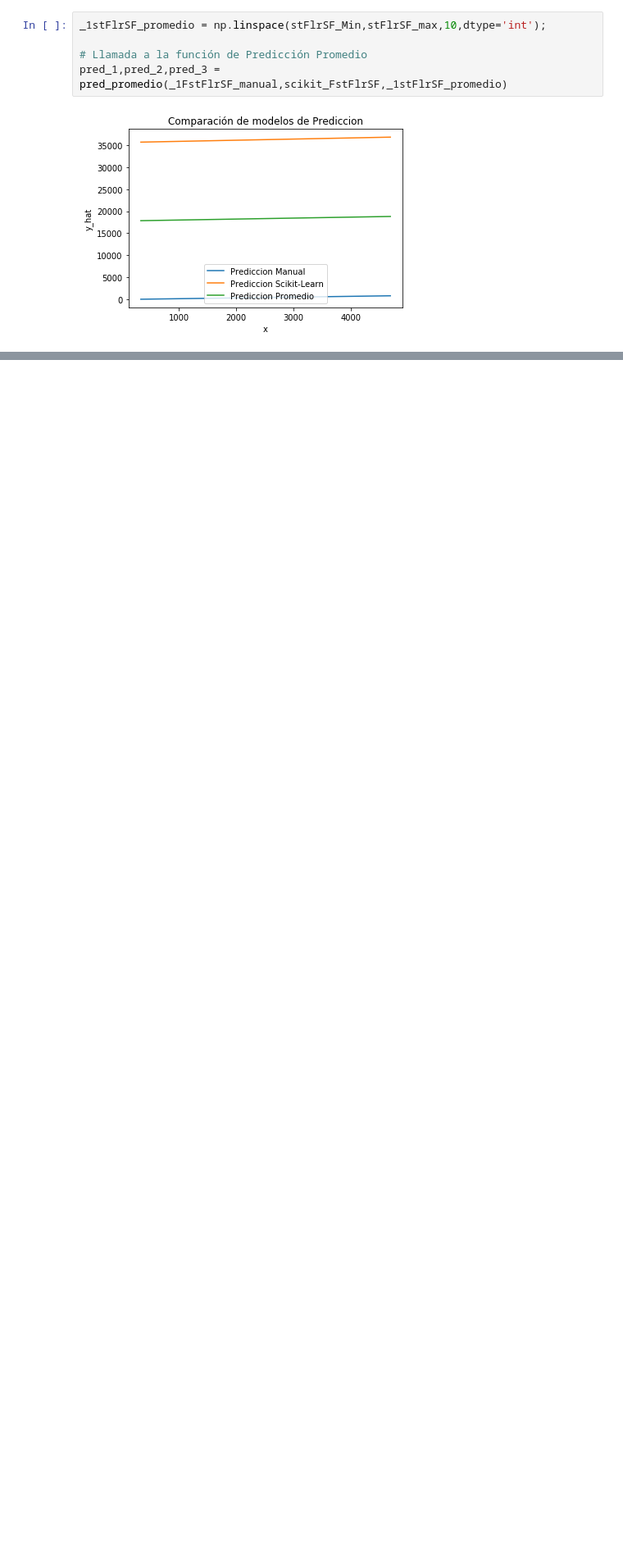
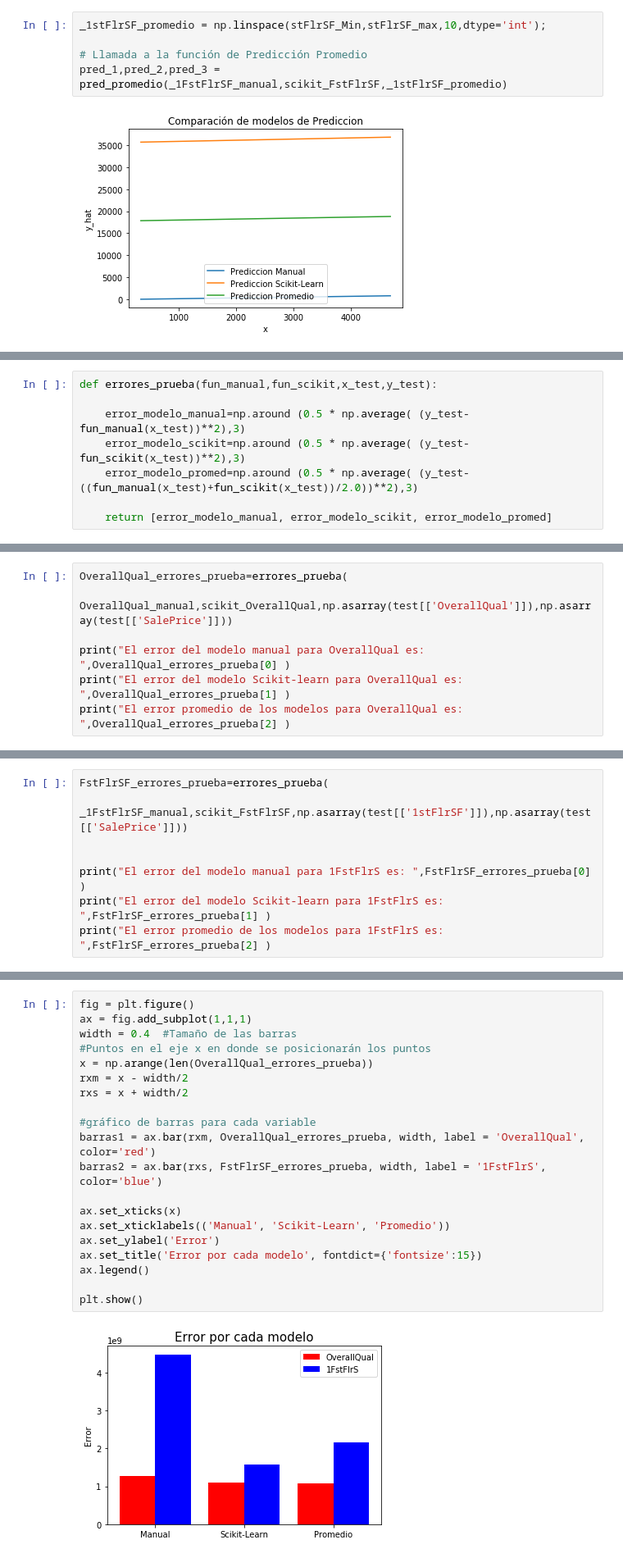
Before and after one commit to WillyTut/proyecto_final, a Jupyter notebook: proyecto_willy.ipynb, the cells around one changed output, grey strips where cells are left out. Shown at 82% size. Cells and saved outputs as stored; diff of their text form; blank space fills up the shorter version.

```diff
--- a/proyecto_willy.ipynb
+++ b/proyecto_willy.ipynb
@@ -480,0 +453,8 @@ costoModels2 = [funcion_costo(y_own2, Y_test), funcion_costo(y_skl2, Y_test), fu
+# %%
+def errores_prueba(fun_manual,fun_scikit,x_test,y_test):
+
+    error_modelo_manual=np.around (0.5 * np.average( (y_test-fun_manual(x_test))**2),3)
+    error_modelo_scikit=np.around (0.5 * np.average( (y_test-fun_scikit(x_test))**2),3)
+    error_modelo_promed=np.around (0.5 * np.average( (y_test-((fun_manual(x_test)+fun_scikit(x_test))/2.0))**2),3)
+
+    return [error_modelo_manual, error_modelo_scikit, error_modelo_promed]
@@ -480,0 +463,7 @@ costoModels2 = [funcion_costo(y_own2, Y_test), funcion_costo(y_skl2, Y_test), fu
+# %%
+OverallQual_errores_prueba=errores_prueba(
+        OverallQual_manual,scikit_OverallQual,np.asarray(test[['OverallQual']]),np.asarray(test[['SalePrice']]))
+
+print("El error del modelo manual para OverallQual es: ",OverallQual_errores_prueba[0] )
+print("El error del modelo Scikit-learn para OverallQual es: ",OverallQual_errores_prueba[1] )
+print("El error promedio de los modelos para OverallQual es: ",OverallQual_errores_prueba[2] )
@@ -480,0 +476,8 @@ costoModels2 = [funcion_costo(y_own2, Y_test), funcion_costo(y_skl2, Y_test), fu
+# %%
+FstFlrSF_errores_prueba=errores_prueba(
+        _1FstFlrSF_manual,scikit_FstFlrSF,np.asarray(test[['1stFlrSF']]),np.asarray(test[['SalePrice']]))
+
+
+print("El error del modelo manual para 1FstFlrS es: ",FstFlrSF_errores_prueba[0] )
+print("El error del modelo Scikit-learn para 1FstFlrS es: ",FstFlrSF_errores_prueba[1] )
+print("El error promedio de los modelos para 1FstFlrS es: ",FstFlrSF_errores_prueba[2] )
@@ -480,0 +490,22 @@ costoModels2 = [funcion_costo(y_own2, Y_test), funcion_costo(y_skl2, Y_test), fu
+# %%
+fig = plt.figure()
+ax = fig.add_subplot(1,1,1)
+width = 0.4  #Tamaño de las barras
+#Puntos en el eje x en donde se posicionarán los puntos
+x = np.arange(len(OverallQual_errores_prueba))
+rxm = x - width/2
+rxs = x + width/2
+
+#gráfico de barras para cada variable
+barras1 = ax.bar(rxm, OverallQual_errores_prueba, width, label = 'OverallQual', color='red')
+barras2 = ax.bar(rxs, FstFlrSF_errores_prueba, width, label = '1FstFlrS', color='blue')
+
+ax.set_xticks(x)
+ax.set_xticklabels(('Manual', 'Scikit-Learn', 'Promedio'))
+ax.set_ylabel('Error')
+ax.set_title('Error por cada modelo', fontdict={'fontsize':15})
+ax.legend()
+
+plt.show()
+# %% [output]
+[figure, added]
```
Also changed, not shown: parts of 16 cells of this notebook.
